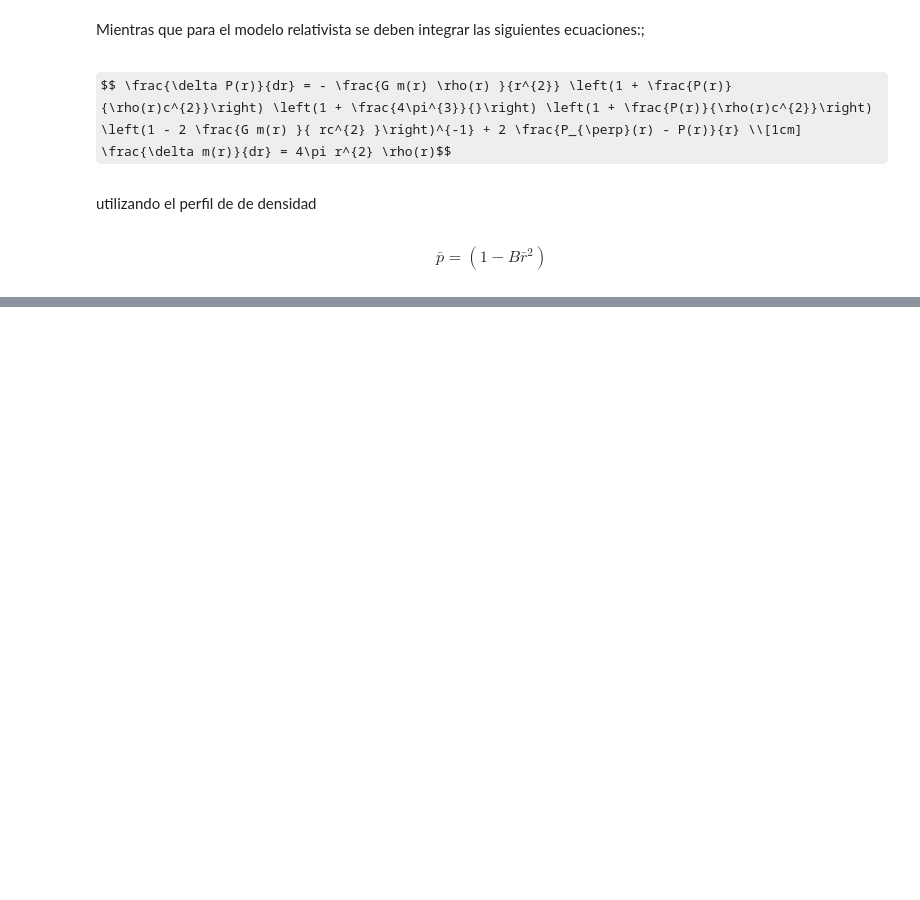
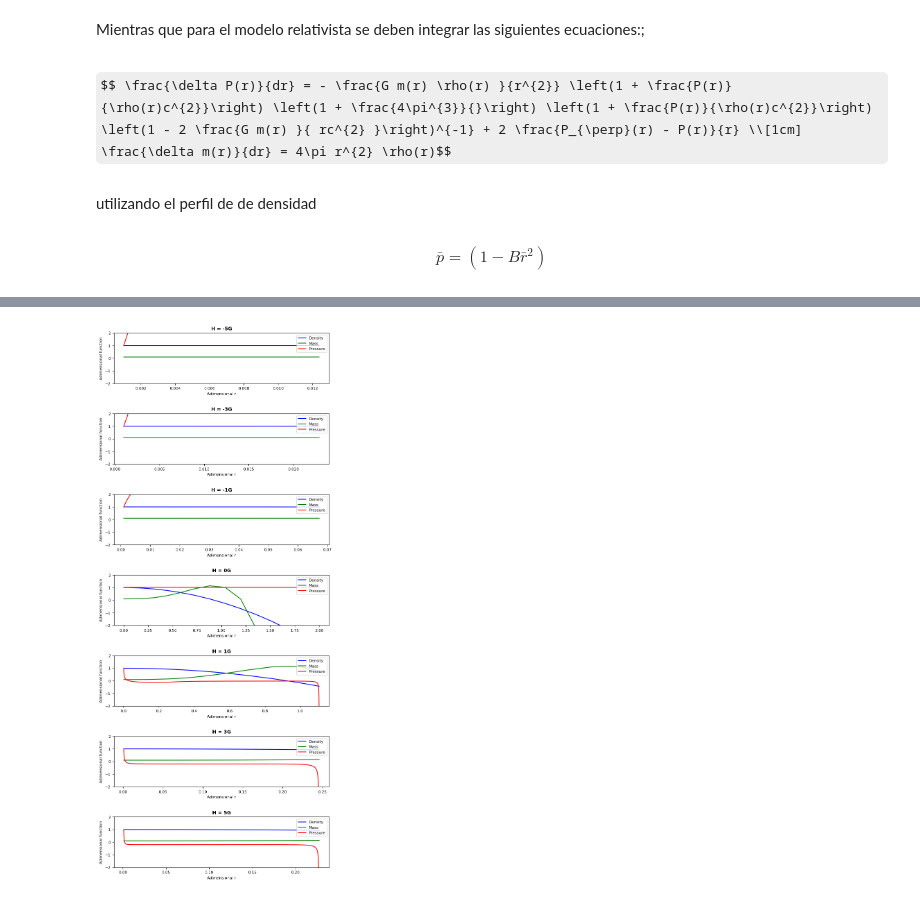
Before and after one commit to wDavid98/Autogravitantes_taller, a Jupyter notebook: Taller3.ipynb, the cells around one changed output, grey strips where cells are left out. Cells and saved outputs as stored; diff of their text form; code cells hidden in the pictures; some formulas as TeX source; blank space fills up the shorter version.

```diff
--- a/Taller3.ipynb
+++ b/Taller3.ipynb
@@ -31,0 +123,59 @@ $$ \rho(r) = \bar{\rho} \rho_{o}, \quad m(r) = \bar{m} M \quad P(r) = \bar{P} \q
+# %%
+# constants
+u = 1
+k = 5
+n = 10
+B = 5/3 * (1 - 3/n)
+G = 6.67430e-11 # meters cubed per kilogram second squared
+
+def odes(r, x):
+    # assign each ODE to a vector element
+    P = x[0]
+    m = x[1]
+
+    # define each ODE
+    dPdr = (1 - B * pow(r, 2)) * (h * u * m) / (G * k * pow(r, 2)) * (1 + (k * P)/(1 - B * pow(r, 2))) * (1 + 3 * n * k * P * pow(r, 3) / m) / (1 - 2 * u * m / r)
+    dmdr = (1 - B * pow(r, 2)) * n * pow(r, 2)
+
+    return [dPdr, dmdr]
+
+# initial conditions
+x0 = [1, 0.1]
+
+# declare a time vector (time window)
+r = np.linspace(0.001, 2, 1000)
+
+# It only makes sense to represent h as multiples of G because it holds the same degree of magnitud according to G units
+h_values = [-5*G, -3*G, -1*G, 0*G, 1*G, 3*G, 5*G]
+g_values = [-5, -3, -1, 0, 1, 3, 5]
+pressure_values = []
+mass_values = []
+density_values = []
+r_values = []
+
+
+for h in h_values:
+    x = solve_ivp(odes, y0 = x0, t_span=[0.001, 2], method='Radau')
+    r_values.append(x.t)
+    density_values.append(1 - B * pow(x.t, 2))
+    pressure_values.append(x.y[0])
+    mass_values.append(x.y[1])
+
+fig, axs = plt.subplots(nrows=7, ncols=1, figsize=(8, 20), gridspec_kw={'hspace': 0.6})
+
+for i, g_value in enumerate(g_values):
+    axs[i].plot(r_values[i], density_values[i], label='Density', color='blue')
+    axs[i].plot(r_values[i], mass_values[i], label='Mass', color='green')
+    axs[i].plot(r_values[i], pressure_values[i], label='Pressure', color='red')
+    axs[i].set_title(f'H = {g_value}G', fontsize=10, fontweight='bold')
+    axs[i].set_xlabel('Adimensional r', fontsize=8)
+    axs[i].set_ylabel('Adimensional function', fontsize=8)
+    axs[i].set_ylim(-2, 2)
+
+    # Set the font size of the tick labels on the x and y axes
+    axs[i].tick_params(axis='both', labelsize=8)
+
+    # Add a legend to the plot
+    axs[i].legend(loc='upper right', fontsize=8)
+# %% [output]
+[figure, added]
```
Also changed, not shown: parts of 8 cells of this notebook, 1 other file.
